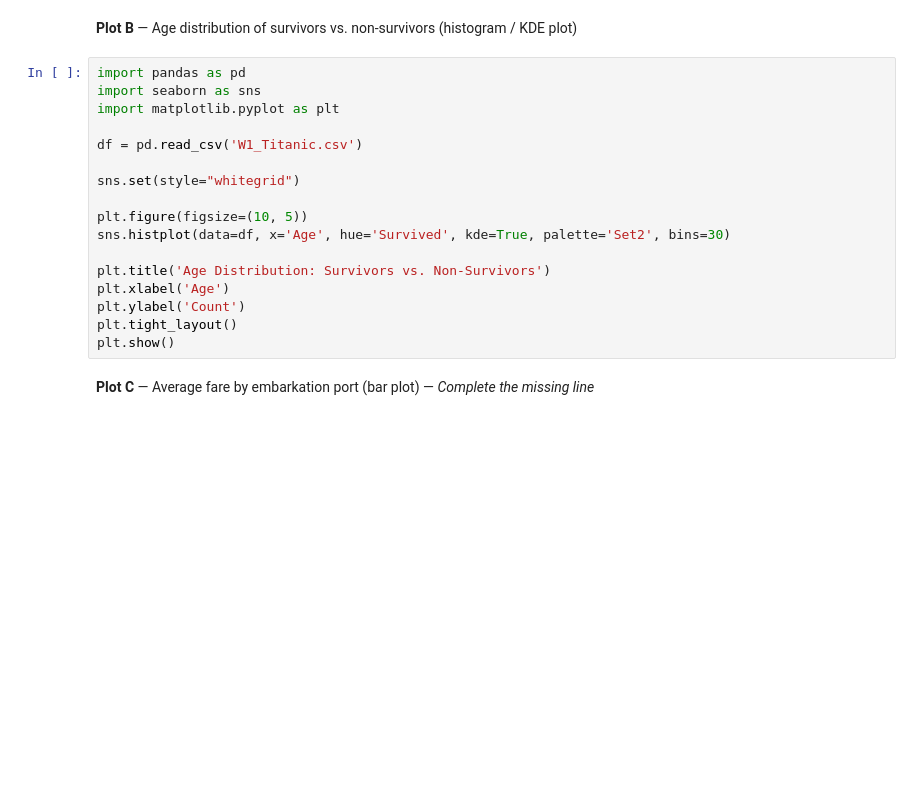
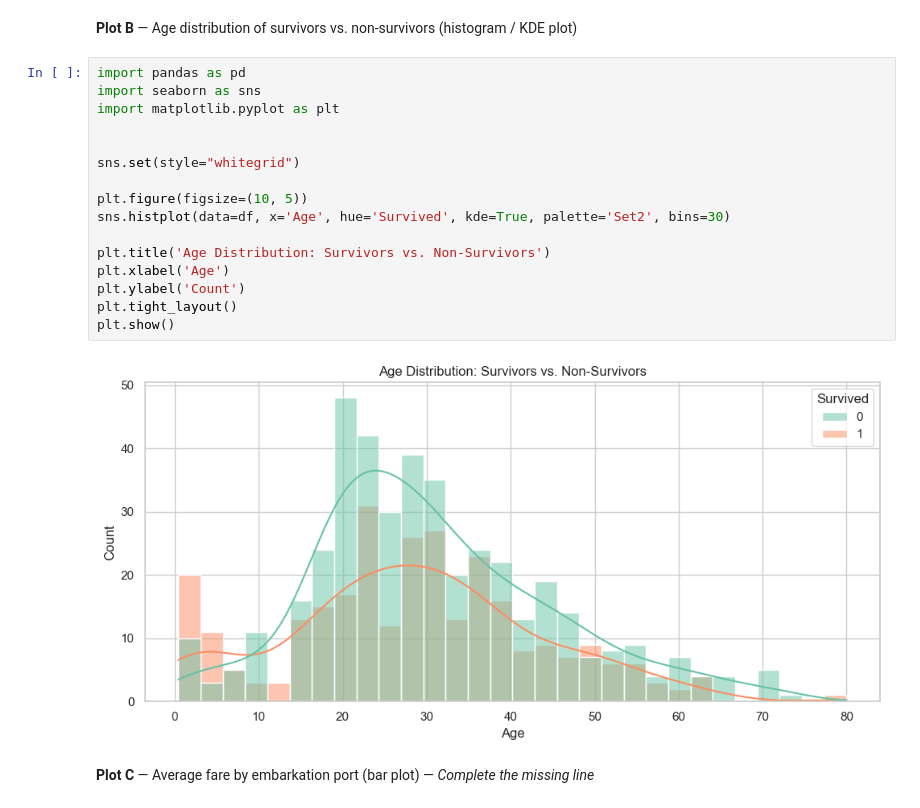
Before and after one commit to bsoc-bitbyte/Summer-of-ML-26, a Jupyter notebook: SoM-2026/Week-1/25BCS172/bonus/W1_Titanic.ipynb, the cells around one changed output. Cells and saved outputs as stored; diff of their text form; blank space fills up the shorter version.

```diff
--- a/SoM-2026/Week-1/25BCS172/bonus/W1_Titanic.ipynb
+++ b/SoM-2026/Week-1/25BCS172/bonus/W1_Titanic.ipynb
@@ -275,20 +258,21 @@ plt.show()
 # %%
 import pandas as pd
 import seaborn as sns
 import matplotlib.pyplot as plt
 
-df = pd.read_csv('W1_Titanic.csv')
 
 sns.set(style="whitegrid")
 
 plt.figure(figsize=(10, 5))
 sns.histplot(data=df, x='Age', hue='Survived', kde=True, palette='Set2', bins=30)
 
 plt.title('Age Distribution: Survivors vs. Non-Survivors')
 plt.xlabel('Age')
 plt.ylabel('Count')
 plt.tight_layout()
 plt.show()
+# %% [output]
+[figure, added]
 # %% [markdown]
 **Plot C** — Average fare by embarkation port (bar plot) — *Complete the missing line*
 # %%
```
Also changed, not shown: parts of 12 cells of this notebook, 2 other files.
